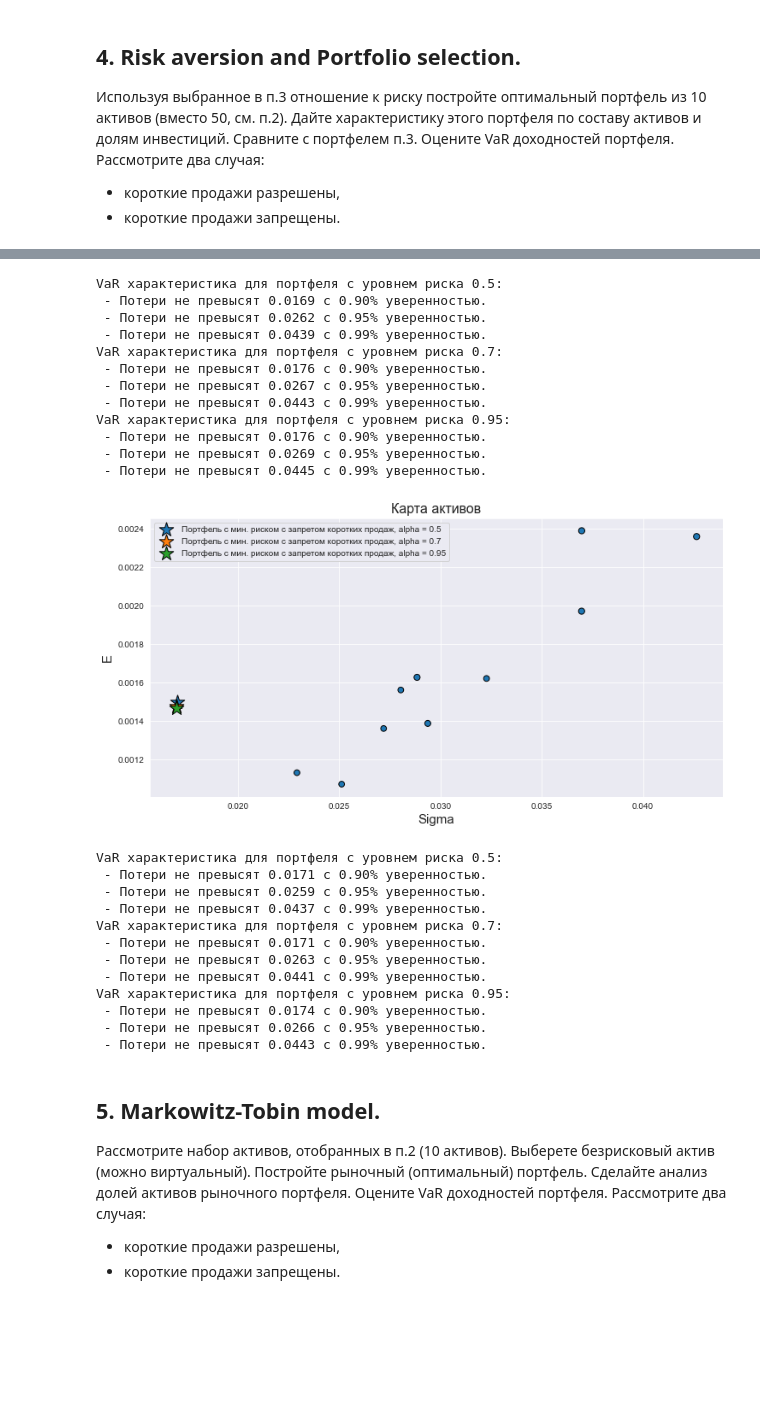
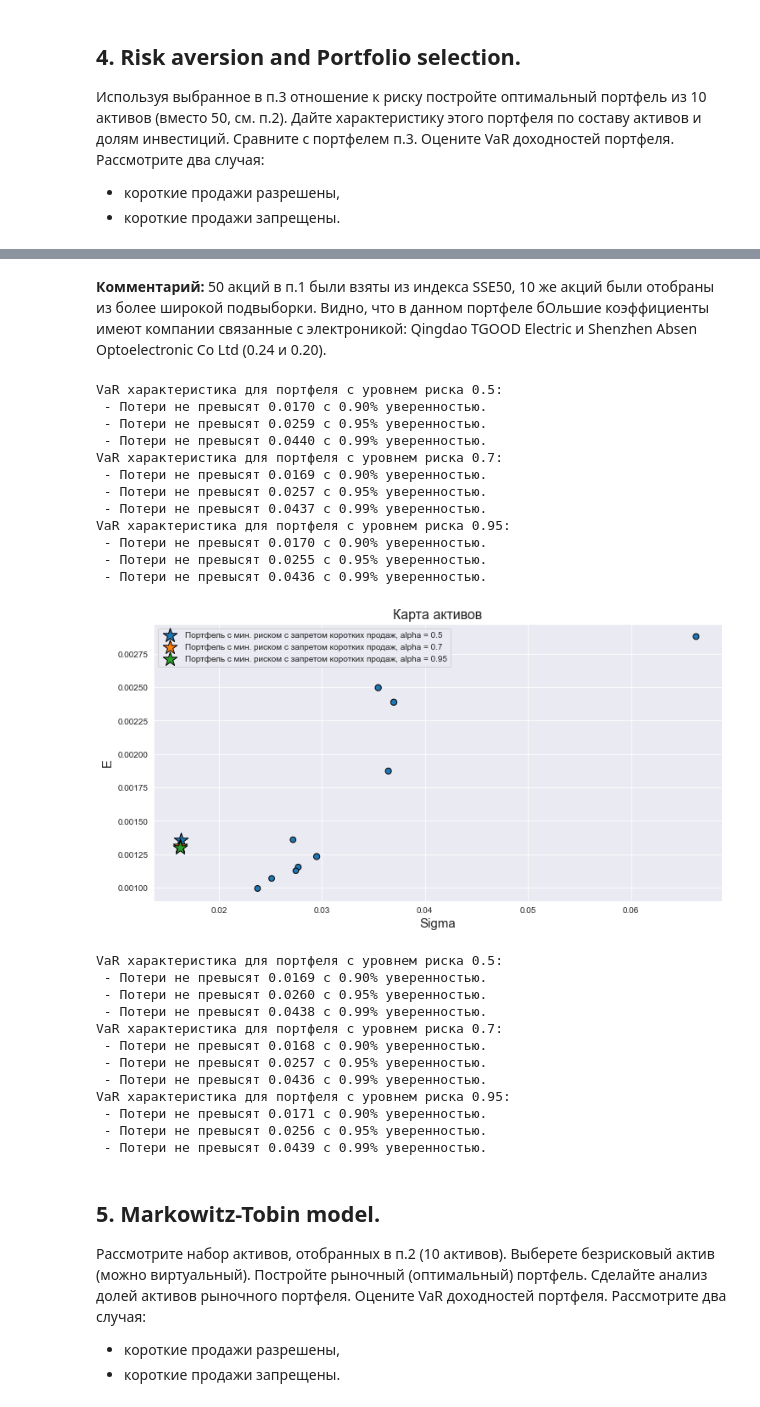
Before and after one commit to CodeSopranos/lab-2-financial-operations, a Jupyter notebook: report.ipynb, the cells around one changed output, grey strips where cells are left out. Saved outputs shown, nothing was run; the diff lists cells and outputs as text; code cells hidden in the pictures; blank space fills up the shorter version.

```diff
--- a/report.ipynb
+++ b/report.ipynb
@@ -459,6 +459,7 @@ def risk_aversion_computing(params_, sse_components=False):
     E = params_['data']['E'].values
     r_matrix, mean_vec, cov_matrix = get_return_mean_cov(params_['data'],
                                                          sse_components=sse_components)
+    X_min_risks = []
     bounds = ((-1, 1),) if params_['short'] else ((0, 1),)
     for risk_level in params_['risk_levels']:
         X_min_risk = optimize_risk_aversion_portfolio(objective_function, E, cov_matrix,
@@ -466,7 +467,8 @@ def risk_aversion_computing(params_, sse_components=False):
         min_risk.append(risk_porfolio(X_min_risk, cov_matrix))
         min_risk_preturn.append(np.dot(X_min_risk, E))
         losses[risk_level] = - np.dot(r_matrix,X_min_risk)
-    return min_risk, min_risk_preturn, losses
+        X_min_risks.append(X_min_risk)
+    return min_risk, min_risk_preturn, losses, X_min_risks
 
 def plot_risk_aversion_method(params_, min_risk_, min_risk_preturn_, short=False):
     plot_mean_var_map(params_['data'], title='Карта активов')
@@ -575,41 +613,43 @@ plot_risk_aversion_method(params_10, min_risk, min_risk_preturn, short=True)
+# %% [markdown]
+**Комментарий:** 50 акций в п.1 были взяты из индекса SSE50, 10 же акций были отобраны из более широкой подвыборки. Видно, что в данном портфеле бОльшие коэффициенты имеют компании связанные с электроникой: Qingdao TGOOD Electric и Shenzhen Absen Optoelectronic Co Ltd (0.24 и 0.20).
 # %%
-VaR_info(params_10['risk_levels'], losses)
+VaR_info(params_10['risk_levels'], losses_10)
 # %% [output]
 VaR характеристика для портфеля с уровнем риска 0.5:
+ - Потери не превысят 0.0170 с 0.90% уверенностью.
+ - Потери не превысят 0.0259 с 0.95% уверенностью.
+ - Потери не превысят 0.0440 с 0.99% уверенностью.
+VaR характеристика для портфеля с уровнем риска 0.7:
  - Потери не превысят 0.0169 с 0.90% уверенностью.
- - Потери не превысят 0.0262 с 0.95% уверенностью.
- - Потери не превысят 0.0439 с 0.99% уверенностью.
-VaR характеристика для портфеля с уровнем риска 0.7:
- - Потери не превысят 0.0176 с 0.90% уверенностью.
- - Потери не превысят 0.0267 с 0.95% уверенностью.
- - Потери не превысят 0.0443 с 0.99% уверенностью.
+ - Потери не превысят 0.0257 с 0.95% уверенностью.
+ - Потери не превысят 0.0437 с 0.99% уверенностью.
 VaR характеристика для портфеля с уровнем риска 0.95:
- - Потери не превысят 0.0176 с 0.90% уверенностью.
- - Потери не превысят 0.0269 с 0.95% уверенностью.
- - Потери не превысят 0.0445 с 0.99% уверенностью.
+ - Потери не превысят 0.0170 с 0.90% уверенностью.
+ - Потери не превысят 0.0255 с 0.95% уверенностью.
+ - Потери не превысят 0.0436 с 0.99% уверенностью.
 # %%
 params_10_no_short = params_10
 params_10_no_short['short'] = False
 losses_ns, min_risk_ns, min_risk_preturn_ns = {}, [], []
-min_risk_ns, min_risk_preturn_ns, losses_ns = risk_aversion_computing(params_10_no_short)
+min_risk_ns, min_risk_preturn_ns, losses_ns, X_mins_10_ns = risk_aversion_computing(params_10_no_short)
 plot_risk_aversion_method(params_10_no_short, min_risk_ns, min_risk_preturn_ns, short=False)
 # %% [output]
-[figure, old version]
+[figure, new version]
 # %%
 VaR_info(params_10_no_short['risk_levels'], losses_ns)
 # %% [output]
 VaR характеристика для портфеля с уровнем риска 0.5:
+ - Потери не превысят 0.0169 с 0.90% уверенностью.
+ - Потери не превысят 0.0260 с 0.95% уверенностью.
+ - Потери не превысят 0.0438 с 0.99% уверенностью.
+VaR характеристика для портфеля с уровнем риска 0.7:
+ - Потери не превысят 0.0168 с 0.90% уверенностью.
+ - Потери не превысят 0.0257 с 0.95% уверенностью.
+ - Потери не превысят 0.0436 с 0.99% уверенностью.
+VaR характеристика для портфеля с уровнем риска 0.95:
  - Потери не превысят 0.0171 с 0.90% уверенностью.
- - Потери не превысят 0.0259 с 0.95% уверенностью.
- - Потери не превысят 0.0437 с 0.99% уверенностью.
-VaR характеристика для портфеля с уровнем риска 0.7:
- - Потери не превысят 0.0171 с 0.90% уверенностью.
- - Потери не превысят 0.0263 с 0.95% уверенностью.
- - Потери не превысят 0.0441 с 0.99% уверенностью.
-VaR характеристика для портфеля с уровнем риска 0.95:
- - Потери не превысят 0.0174 с 0.90% уверенностью.
- - Потери не превысят 0.0266 с 0.95% уверенностью.
- - Потери не превысят 0.0443 с 0.99% уверенностью.
+ - Потери не превысят 0.0256 с 0.95% уверенностью.
+ - Потери не превысят 0.0439 с 0.99% уверенностью.
 # %% [markdown]
 ## 5. Markowitz-Tobin model.
 Рассмотрите набор активов, отобранных в п.2 (10 активов). Выберете безрисковый актив (можно виртуальный). Постройте рыночный (оптимальный) портфель. Сделайте анализ долей активов рыночного портфеля. Оцените VaR доходностей портфеля. Рассмотрите два случая:
```
Also changed, not shown: parts of 20 cells of this notebook.
